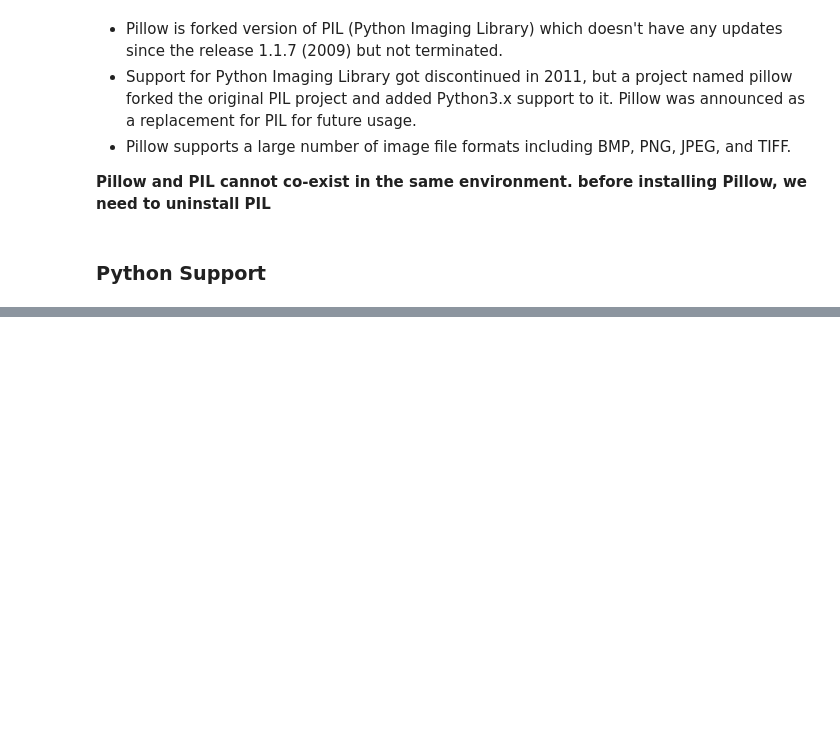
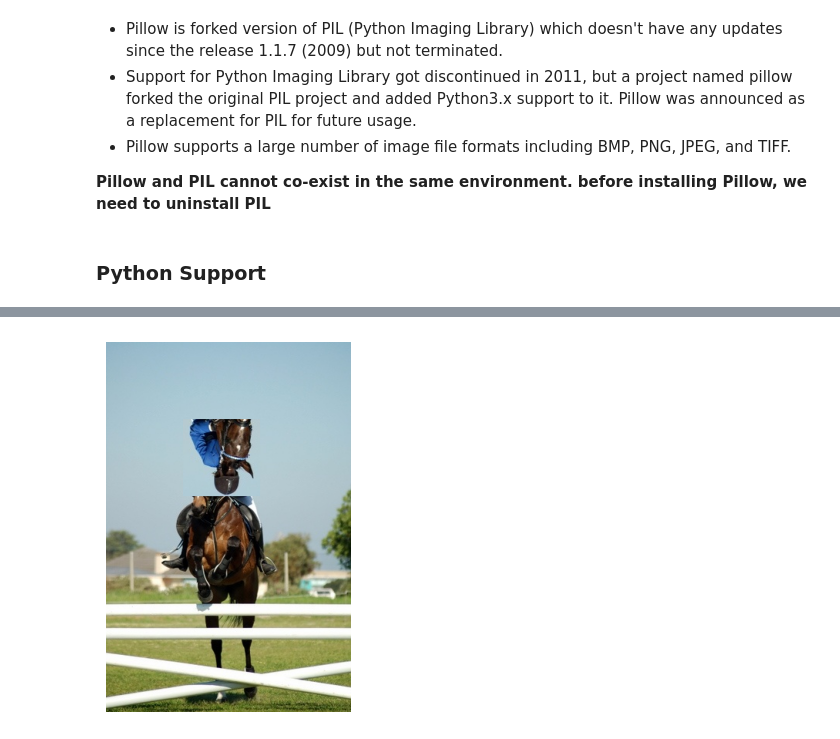
Before and after one commit to jami-sk/Deep_Learning, a Jupyter notebook: Image-Processing-Tools/Python/Pillow-Python/01-Pillow-Basics.ipynb, the cells around one changed output, grey strips where cells are left out. Cells and saved outputs as stored; diff of their text form; code cells hidden in the pictures; blank space fills up the shorter version.

```diff
--- a/Image-Processing-Tools/Python/Pillow-Python/01-Pillow-Basics.ipynb
+++ b/Image-Processing-Tools/Python/Pillow-Python/01-Pillow-Basics.ipynb
@@ -45,0 +117,10 @@ Pillow supports following Python Versions:
+# %%
+# pasting an image into another image
+# Size of the pasted image and box should be in the boundaries of the Image1
+# however format of the pasted image can be varied from original image (it can be taken care in the background)
+im.paste(im_rotated, box)
+plt.imshow(im)
+plt.axis('off')
+plt.show()
+# %% [output]
+[figure, added]
```
Also changed, not shown: parts of 27 cells of this notebook.
